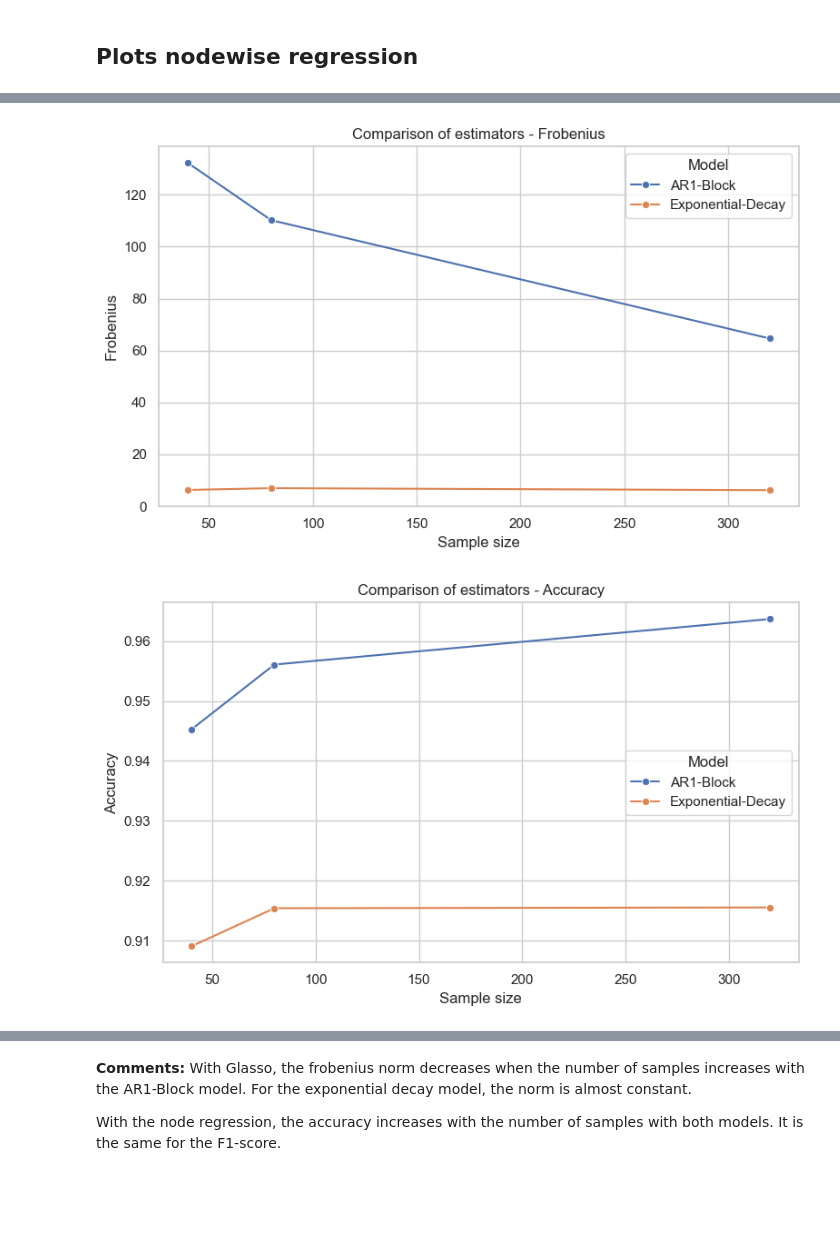
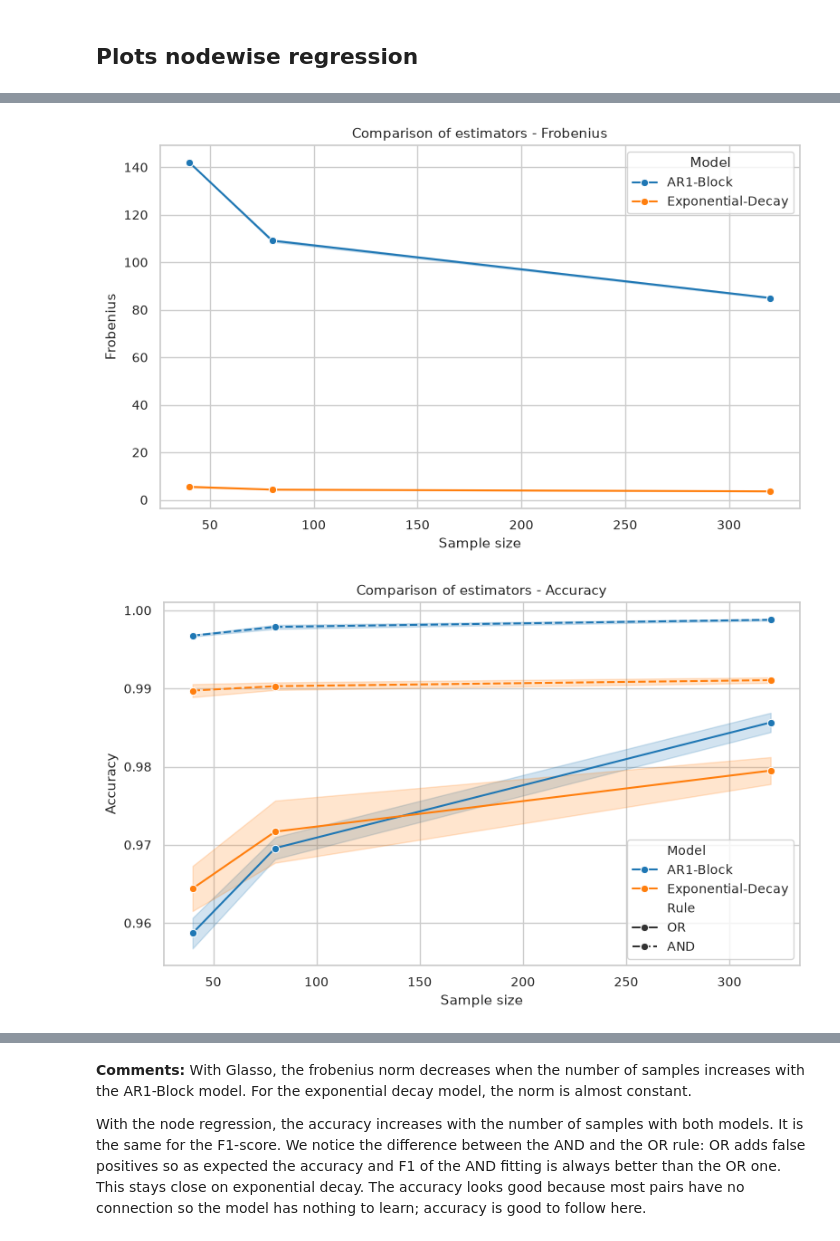
Before and after one commit to aubincharley/TP_ML, a Jupyter notebook: lab6_gm/lab6_GM.ipynb, the cells around one changed output, grey strips where cells are left out. Saved outputs shown, nothing was run; the diff lists cells and outputs as text; code cells hidden in the pictures; blank space fills up the shorter version.

```diff
--- a/lab6_gm/lab6_GM.ipynb
+++ b/lab6_gm/lab6_GM.ipynb
@@ -338,7 +372,7 @@ def f1_score(A_hat, A_true):
 # %%
 from sklearn.model_selection import KFold
 
-def glasso_cv(X, lambda_grid, K=5):
+def glasso_cv(X, lambda_grid, K=3):
 
     kf = KFold(n_splits=K, shuffle=True, random_state=123)
 
@@ -353,14 +387,13 @@ def glasso_cv(X, lambda_grid, K=5):
             X_train = X[train_idx]
             X_test = X[test_idx]
 
-            # Fit your own GLasso
             model = my_GLasso(lambd=lam)
-            Theta_hat = model.fit(X_train)
+            Theta_hat = model.fit(X_train).precision_
 
             # Covariance matrix on validation data
             S_test = np.cov(X_test, rowvar=False)
 
-            # Log-likelihood (up to an additive constant)
+            # Log-likelihood
             sign, logdet = np.linalg.slogdet(Theta_hat)
 
             if sign <= 0:
@@ -380,7 +413,7 @@ def glasso_cv(X, lambda_grid, K=5):
 
     # Fit final model on the whole dataset
     final_model = my_GLasso(lambd=best_lambda)
-    Theta_hat = final_model.fit(X)
+    Theta_hat = final_model.fit(X).precision_
 
     return Theta_hat, best_lambda
 # %%
@@ -433,25 +467,16 @@ def simulate_model(Sigma, Theta, model_name, n):
 # %%
 np.random.seed(123)
 
+n_rep = 5  # number of repetitions per setting (needed for mean / std)
 results = []
 
 for n in n_values:
+    for r in range(n_rep):
 
-    print(f"Running n = {n}")
+        print(f"Running n = {n}, rep = {r}")
 
-    results.append(
-        simulate_model(
-            Sigma_block, Theta_block,
-            "AR1-Block", n
-        )
-    )
-
-    results.append(
-        simulate_model(
-            Sigma_exp, Theta_exp,
-            "Exponential-Decay", n
-        )
-    )
+        results.append(simulate_model(Sigma_block, Theta_block, "AR1-Block", n, r))
+        results.append(simulate_model(Sigma_exp, Theta_exp, "Exponential-Decay", n, r))
 
 results = pd.concat(results, ignore_index=True)
 # %% [output]
@@ -483,29 +521,37 @@ Exponential-Decay 40     6.315498 NaN  0.909075 NaN  0.052949 NaN
 # %%
 import seaborn as sns
 
-sns.set_theme(style="whitegrid")
+sns.set_style("whitegrid")
+sns.set_context("notebook", font_scale=0.9)
 
 metrics = ["Frobenius", "Accuracy", "F1"]
 
 for metric in metrics:
 
     plt.figure(figsize=(8, 5))
 
+    # Frobenius error only depends on GLasso (same value for both rules)
+    if metric == "Frobenius":
+        data, style = results[results["Rule"] == "OR"], None
+    else:
+        data, style = results, "Rule"
+
     sns.lineplot(
-        data=results,
+        data=data,
         x="n",
         y=metric,
         hue="Model",
+        style=style,
         marker="o",
         errorbar="sd"
     )
 
     plt.title(f"Comparison of estimators - {metric}")
     plt.xlabel("Sample size")
     plt.ylabel(metric)
 
     plt.tight_layout()
     plt.show()
 # %% [output]
-[figure, old version]
+[figure, new version]
-[figure, old version]
+[figure, new version]
@@ -513,4 +559,4 @@ for metric in metrics:
 # %% [markdown]
 **Comments:** With Glasso, the frobenius norm decreases when the number of samples increases with the AR1-Block model. For the exponential decay model, the norm is almost constant.
 
-With the node regression, the accuracy increases with the number of samples with both models. It is the same for the F1-score.
+With the node regression, the accuracy increases with the number of samples with both models. It is the same for the F1-score. We notice the difference between the AND and the OR rule:  OR adds false positives so as expected the accuracy and F1 of the AND fitting is always better than the OR one. This stays close on exponential decay. The accuracy looks good because most pairs have no connection so the model has nothing to learn; accuracy is good to follow here.
```
Also changed, not shown: parts of 20 cells of this notebook.
